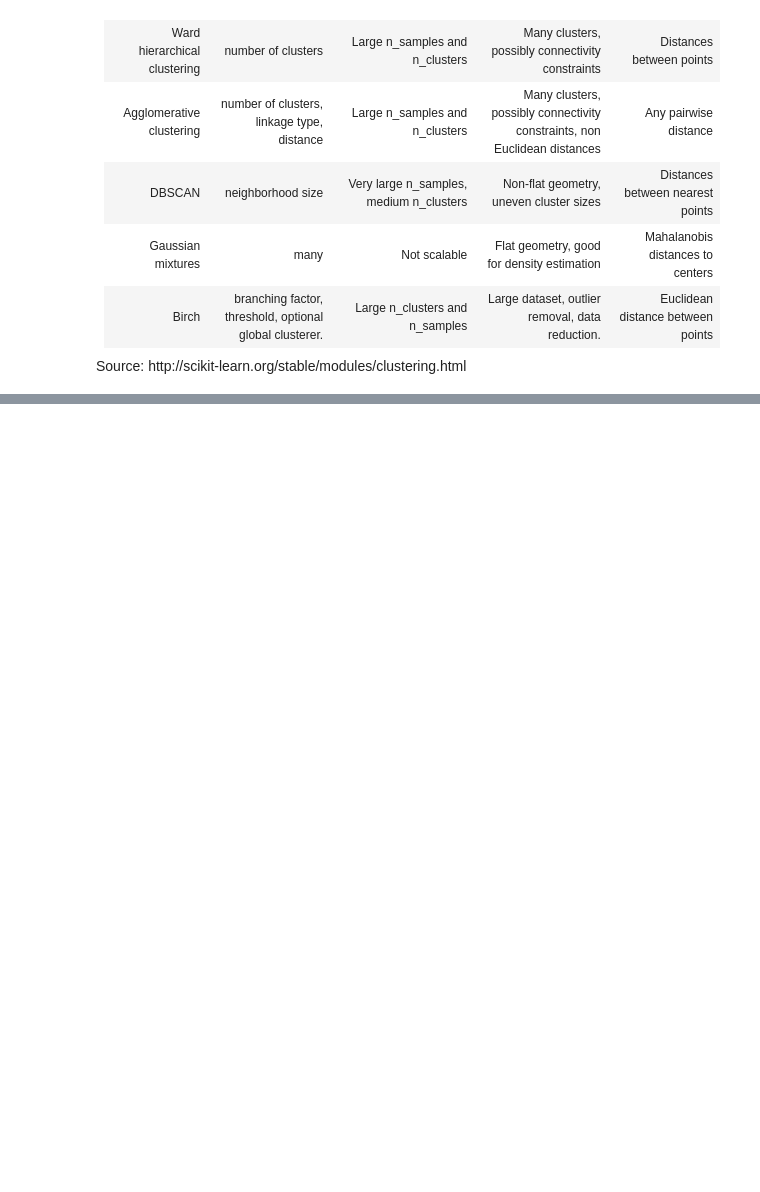
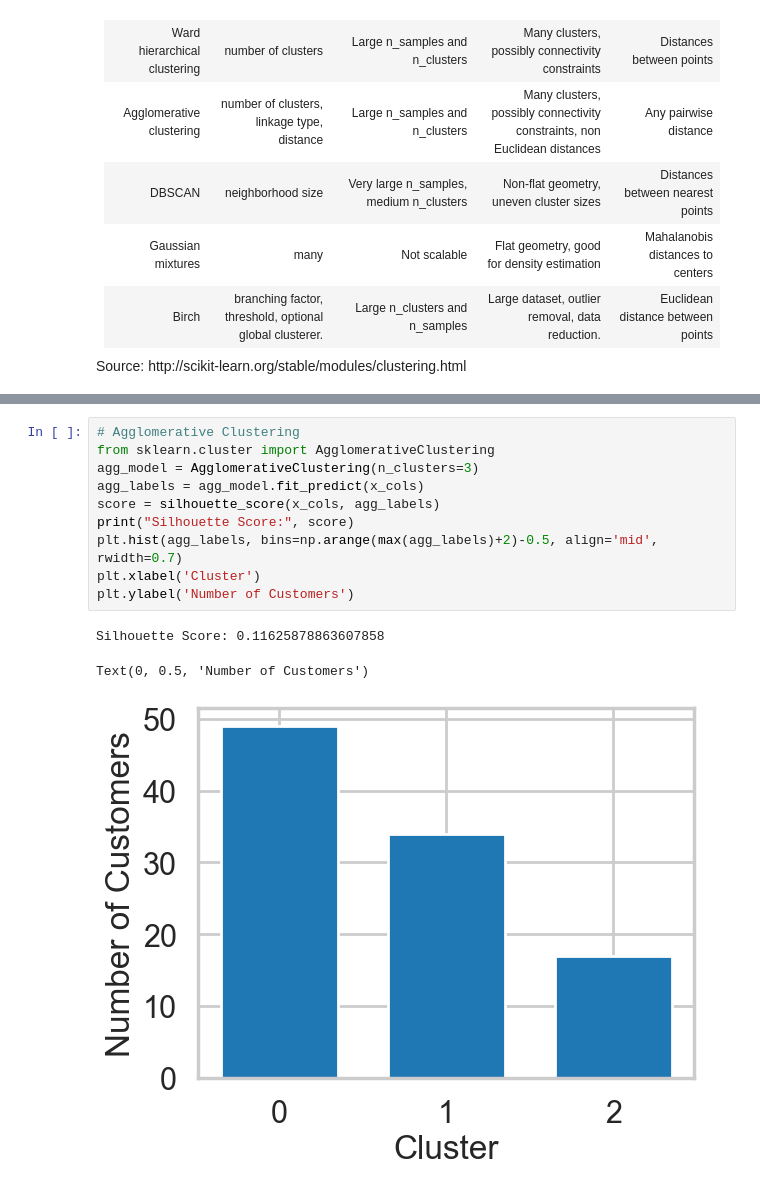
Before and after one commit to amschiltz/springboard_projects, a Jupyter notebook: Clustering_Case_Study_updated_10_15_2020/Clustering Case Study - Customer Segmentation with K-Means - Tier 3.ipynb, the cells around one changed output, grey strips where cells are left out. Drawn from its saved outputs; the diff is of its cells as text; blank space fills up the shorter version.

```diff
--- a/Clustering_Case_Study_updated_10_15_2020/Clustering Case Study - Customer Segmentation with K-Means - Tier 3.ipynb
+++ b/Clustering_Case_Study_updated_10_15_2020/Clustering Case Study - Customer Segmentation with K-Means - Tier 3.ipynb
@@ -767,0 +848,14 @@ Source: http://scikit-learn.org/stable/modules/clustering.html
+# %%
+# Agglomerative Clustering
+from sklearn.cluster import AgglomerativeClustering
+agg_model = AgglomerativeClustering(n_clusters=3)
+agg_labels = agg_model.fit_predict(x_cols)
+score = silhouette_score(x_cols, agg_labels)
+print("Silhouette Score:", score)
+plt.hist(agg_labels, bins=np.arange(max(agg_labels)+2)-0.5, align='mid', rwidth=0.7)
+plt.xlabel('Cluster')
+plt.ylabel('Number of Customers')
+# %% [output]
+Silhouette Score: 0.11625878863607858
+Text(0, 0.5, 'Number of Customers')
+[figure, added]
```
Also changed, not shown: parts of 16 cells of this notebook.
